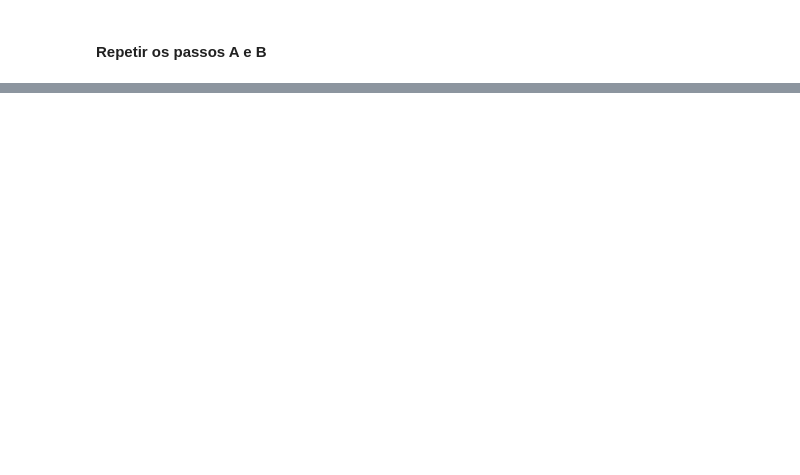
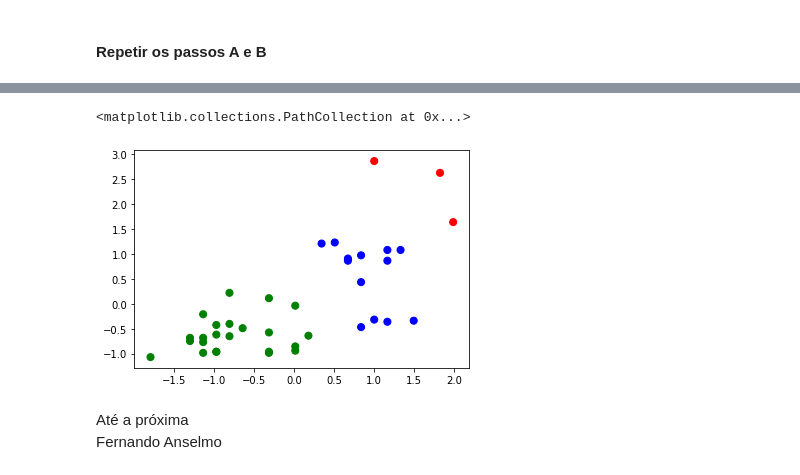
Before and after one commit to fernandoans/machinelearning, a Jupyter notebook: ML01-KMeans.ipynb, the cells around one changed output, grey strips where cells are left out. Drawn from its saved outputs; the diff is of its cells as text; code cells hidden in the pictures; blank space fills up the shorter version.

```diff
--- a/ML01-KMeans.ipynb
+++ b/ML01-KMeans.ipynb
@@ -45,6 +69,5 @@ plt.scatter(x=df['Idade'],
 # %%
-from sklearn.preprocessing import scale
-
-df['Salário'] = scale(df.Salário)
-df['Idade'] = scale(df.Idade)
-df.head()
+df_scale = df
+df_scale['Salário'] = scale(df_scale.Salário)
+df_scale['Idade'] = scale(df_scale.Idade)
+df_scale.head()
@@ -51,2 +81,7 @@ df.head()
 # %% [markdown]
 #### Repetir os passos A e B
+# %%
+km = KMeans(n_clusters=3)
+y_predict = km.fit_predict(df_scale[['Idade','Salário']])
+df_scale['ypred'] = y_predict
+df_scale.head()
@@ -52,0 +95,11 @@ df.head()
+# %%
+cores = np.array(['green', 'red', 'blue'])
+plt.scatter(x=df_scale['Idade'],
+            y=df_scale['Salário'],
+            c=cores[df_scale.ypred], s=50)
+# %% [output]
+<matplotlib.collections.PathCollection at 0x...>
+[figure, added]
+# %% [markdown]
+Até a próxima \
+Fernando Anselmo
```
Also changed, not shown: parts of 10 cells of this notebook, 22 other files.
